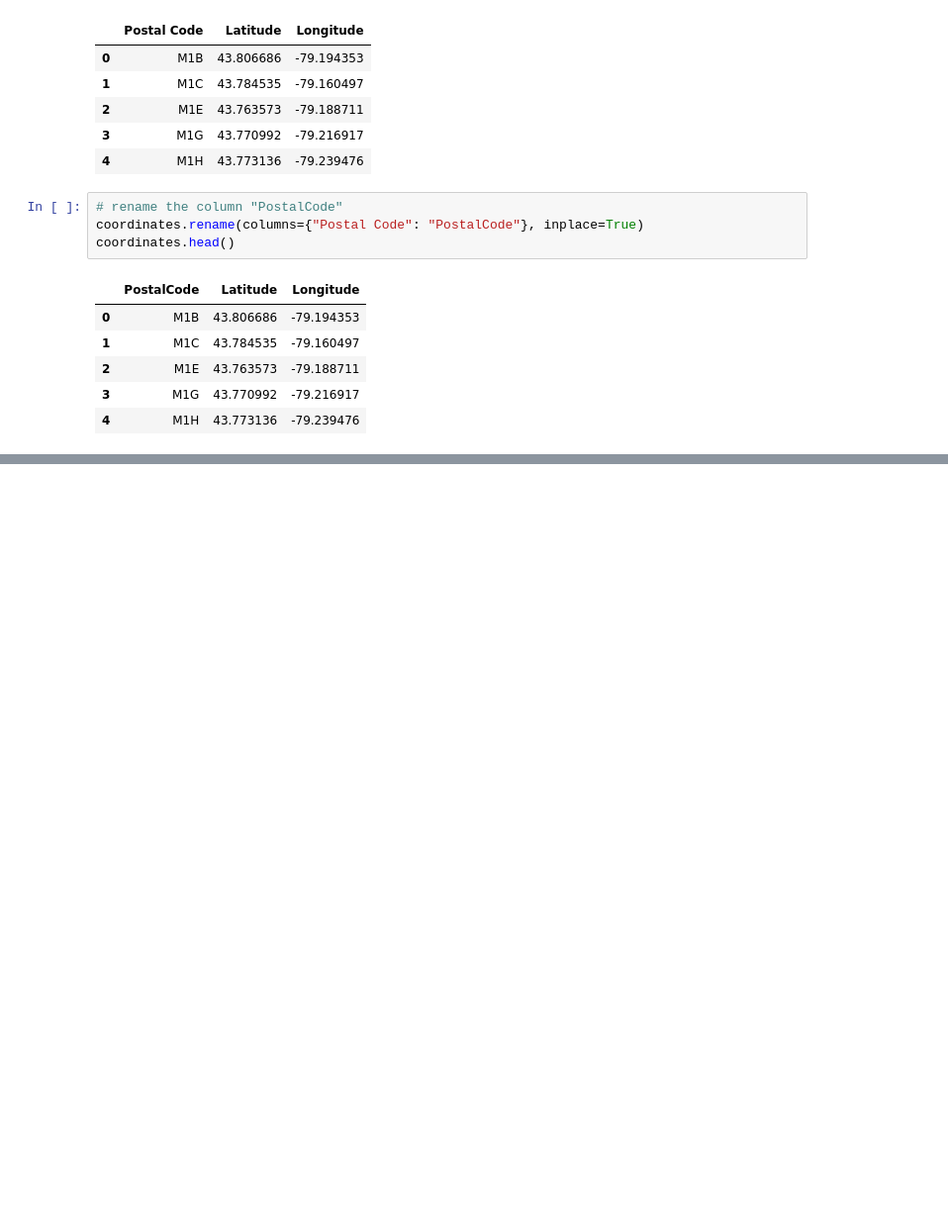
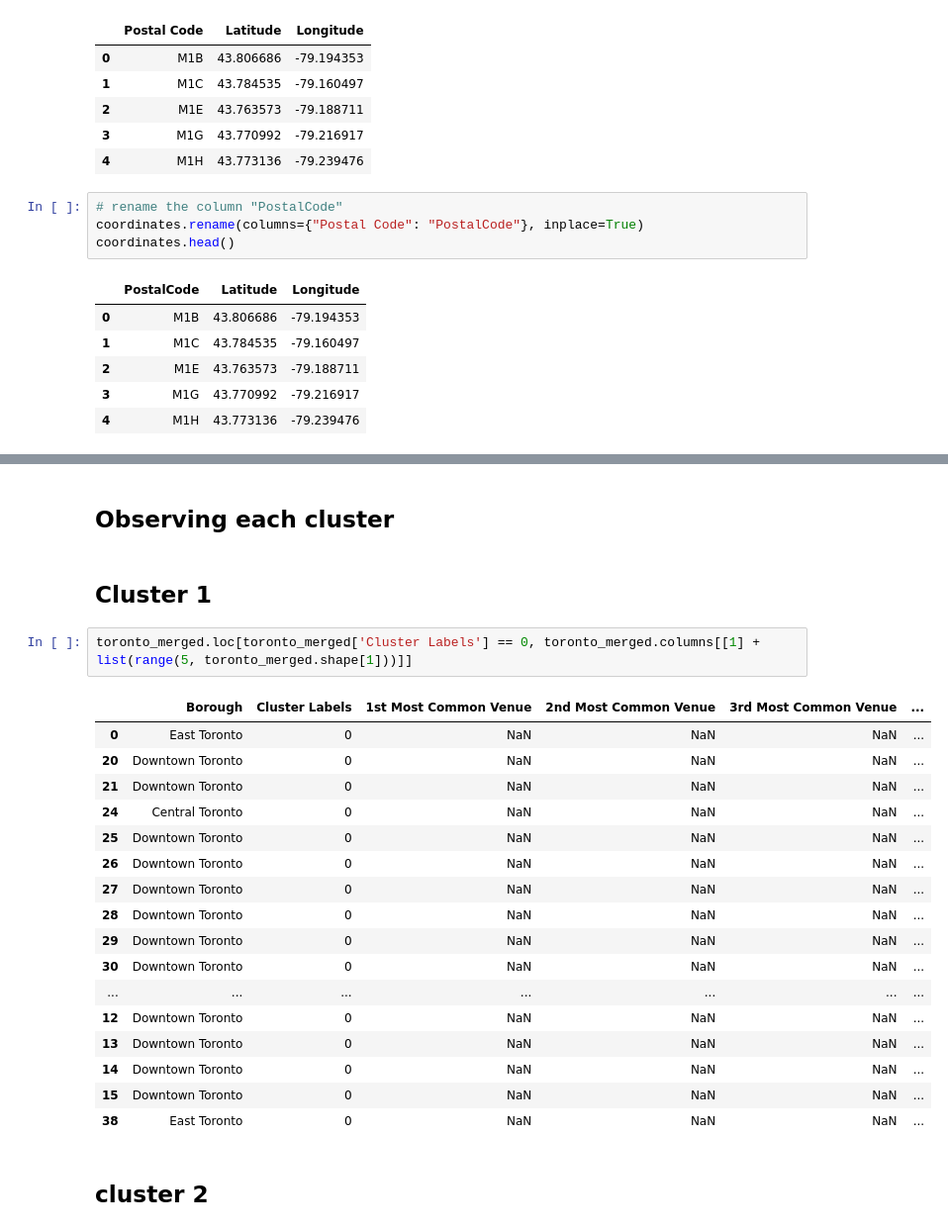
Before and after one commit to yashwanth2607/Data-Science, a Jupyter notebook: Data Science.ipynb, the cells around one changed output, grey strips where cells are left out. Shown: that part at 99% size. Cells and saved outputs as stored; diff of their text form; blank space fills up the shorter version.

```diff
--- a/Data Science.ipynb
+++ b/Data Science.ipynb
@@ -256,0 +570,26 @@ test_df
+# %% [markdown]
+## Observing each cluster
+# %% [markdown]
+## Cluster 1
+# %%
+toronto_merged.loc[toronto_merged['Cluster Labels'] == 0, toronto_merged.columns[[1] + list(range(5, toronto_merged.shape[1]))]]
+# %% [output]
+|  | Borough | Cluster Labels | 1st Most Common Venue | 2nd Most Common Venue | 3rd Most Common Venue | ... |
+| 0 | East Toronto | 0 | NaN | NaN | NaN | ... |
+| 20 | Downtown Toronto | 0 | NaN | NaN | NaN | ... |
+| 21 | Downtown Toronto | 0 | NaN | NaN | NaN | ... |
+| 24 | Central Toronto | 0 | NaN | NaN | NaN | ... |
+| 25 | Downtown Toronto | 0 | NaN | NaN | NaN | ... |
+| 26 | Downtown Toronto | 0 | NaN | NaN | NaN | ... |
+| 27 | Downtown Toronto | 0 | NaN | NaN | NaN | ... |
+| 28 | Downtown Toronto | 0 | NaN | NaN | NaN | ... |
+| 29 | Downtown Toronto | 0 | NaN | NaN | NaN | ... |
+| 30 | Downtown Toronto | 0 | NaN | NaN | NaN | ... |
+| ... | ... | ... | ... | ... | ... | ... |
+| 12 | Downtown Toronto | 0 | NaN | NaN | NaN | ... |
+| 13 | Downtown Toronto | 0 | NaN | NaN | NaN | ... |
+| 14 | Downtown Toronto | 0 | NaN | NaN | NaN | ... |
+| 15 | Downtown Toronto | 0 | NaN | NaN | NaN | ... |
+| 38 | East Toronto | 0 | NaN | NaN | NaN | ... |
+# %% [markdown]
+## cluster 2
```
Also changed, not shown: parts of 35 cells of this notebook.
